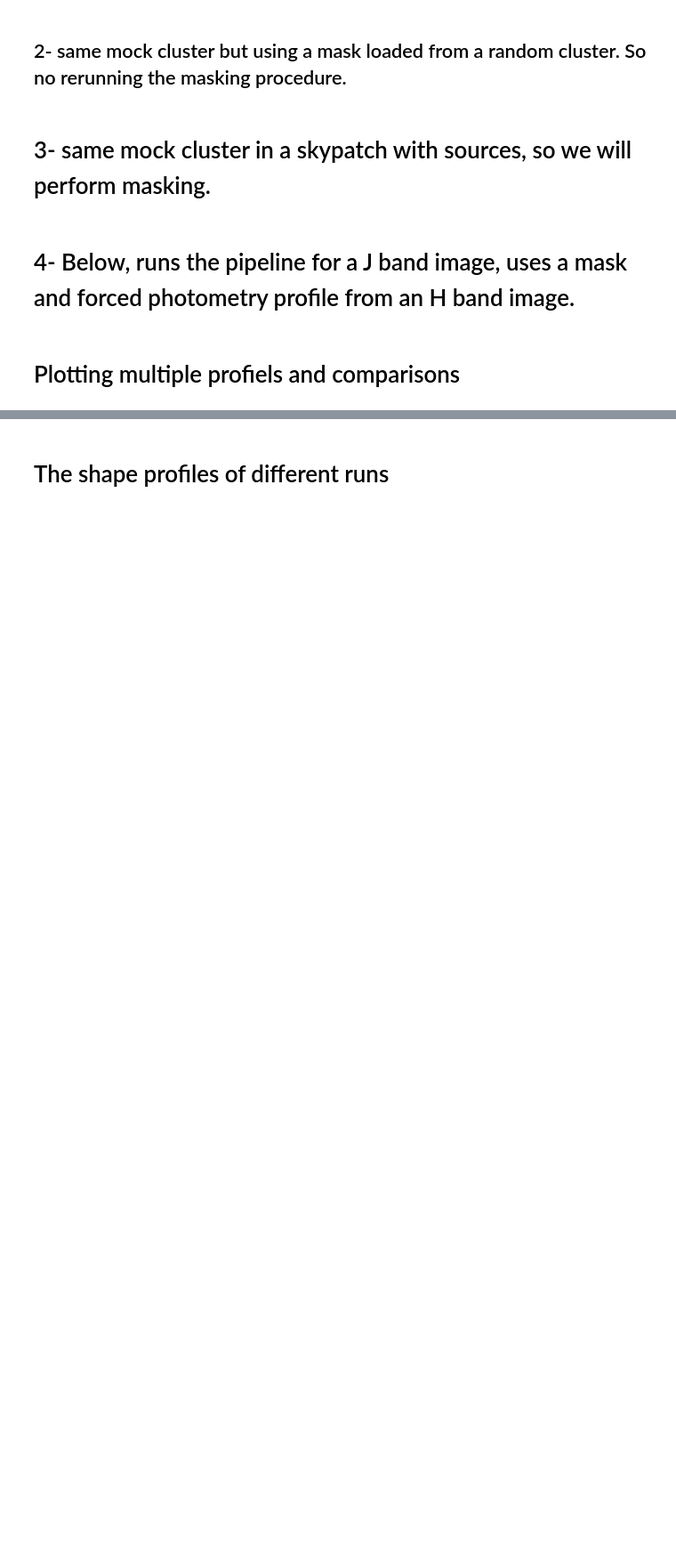
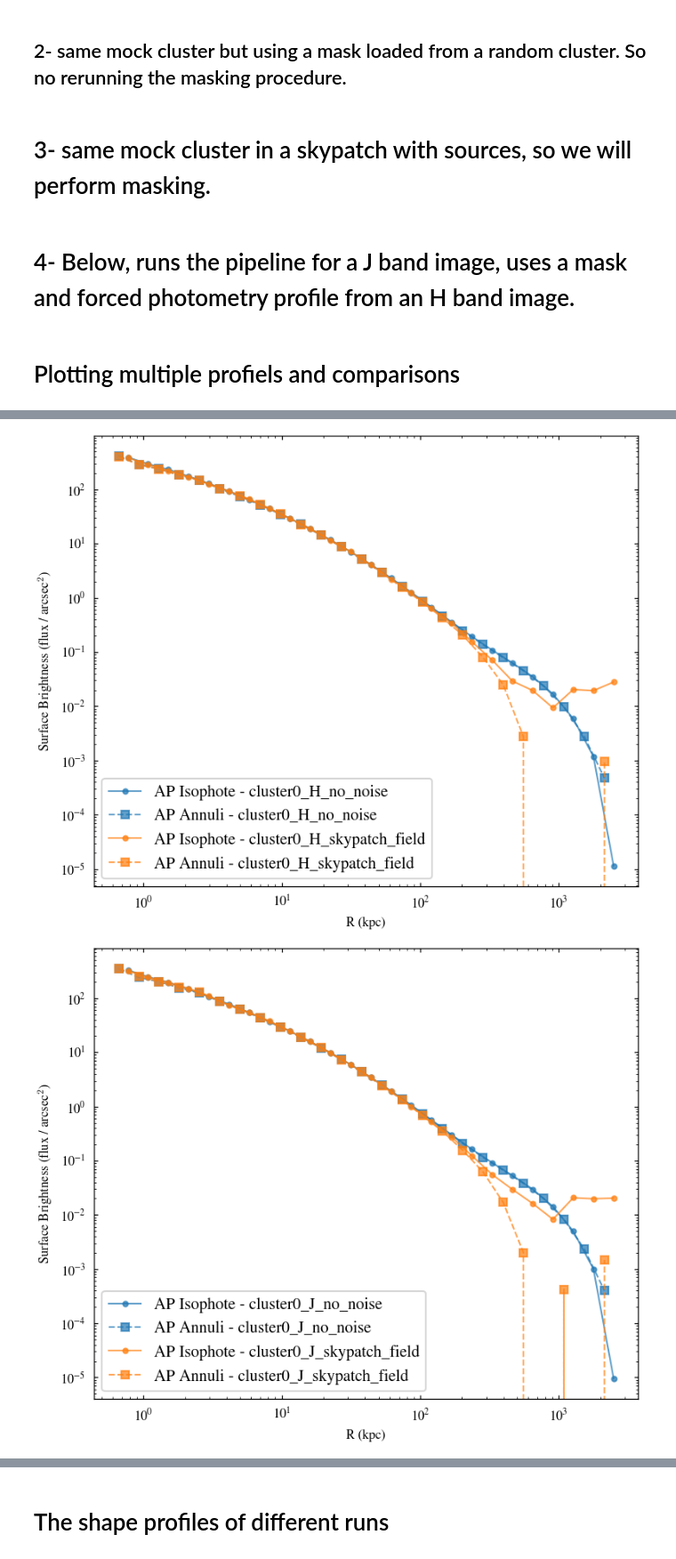
Before and after one commit to IntraClusterLight/nicl_q1, a Jupyter notebook: nbs/Autoprof_mask_prep_run.ipynb, the cells around one changed output, grey strips where cells are left out. Shown at 89% size. Cells and saved outputs as stored; diff of their text form; code cells hidden in the pictures; blank space fills up the shorter version.

```diff
--- a/nbs/Autoprof_mask_prep_run.ipynb
+++ b/nbs/Autoprof_mask_prep_run.ipynb
@@ -942,6 +943,7 @@ def plot_sb_profiles(
     savefig=False,
     outdir=None,
     prefix_colors=None,
+    specific_profile_color=None,
     legendloc='lower left',
     legendfontsize=10
 
@@ -1008,6 +1010,8 @@ def plot_sb_profiles(
                 continue
 
             color = get_color(label)
+            if specific_profile_color is not None:
+                color = specific_profile_color
 
             # isophote
             if 'R' in prof and 'I' in prof:
@@ -1599,32 +1785,55 @@ print(h_dict.keys(), j_dict.keys(),v_dict.keys())
 # %%
-fig, ax = plt.subplots(1,1,figsize=(7,5))
+fig, ax = plt.subplots(1,1,figsize=(6,5))
 
 plot_sb_profiles(profiles=h_profiles,
                  ax=ax,
                  cosmology=cosmo,
                  redshift=z,
                  rad_output_unit='kpc',
                  savefig=True,
-                 outdir=plotdir)
+                 outdir=plotdir
+                )
 plt.show()
 
-fig, ax = plt.subplots(1,1,figsize=(7,5))
+fig, ax = plt.subplots(1,1,figsize=(6,5))
 plot_sb_profiles(profiles=j_profiles,
                  ax=ax,
                  cosmology=cosmo,
                  redshift=0.1,
                  rad_output_unit='kpc',
                  savefig=False,
                  outdir=plotdir)
 plt.show()
 
+fig, ax = plt.subplots(1,1,figsize=(6,5))
+plot_sb_profiles(profiles=y_profiles,
+                 ax=ax,
+                 cosmology=cosmo,
+                 redshift=0.1,
+                 rad_output_unit='kpc',
+                 savefig=False,
+                 outdir=plotdir)
+plt.show()
 
-fig, ax = plt.subplots(1,1,figsize=(7,5))
+fig, ax = plt.subplots(1,1,figsize=(6,5))
+plot_sb_profiles(profiles=yjh_profiles,
+                 ax=ax,
+                 cosmology=cosmo,
+                 redshift=z,
+                 rad_output_unit='kpc',
+                 savefig=True,
+                 outdir=plotdir)
+plt.show()
+
+fig, ax = plt.subplots(1,1,figsize=(6,5))
 plot_sb_profiles(profiles=vis_profiles,
                  ax=ax,
                  cosmology=cosmo,
                  redshift=z,
                  rad_output_unit='kpc',
                  savefig=True,
                  outdir=plotdir)
 plt.show()
+# %% [output]
+[figure, added]
+[figure, added]
```
Also changed, not shown: parts of 17 cells of this notebook, 38 other files.
